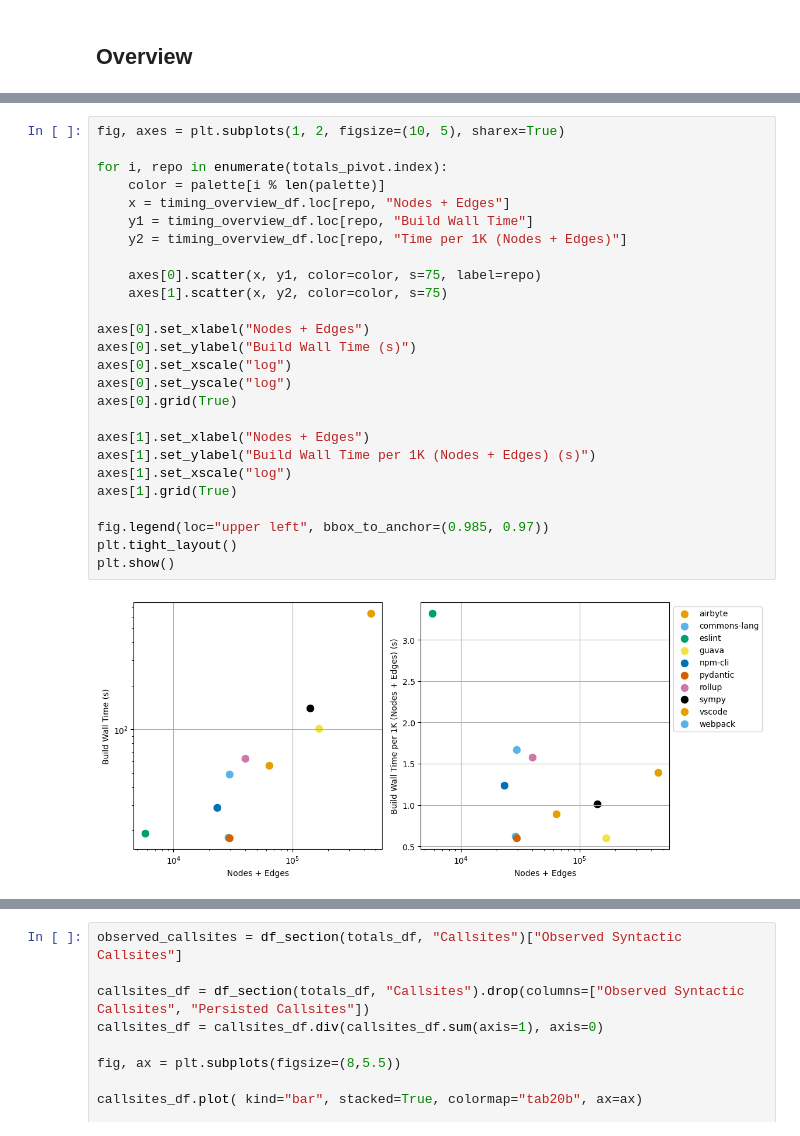
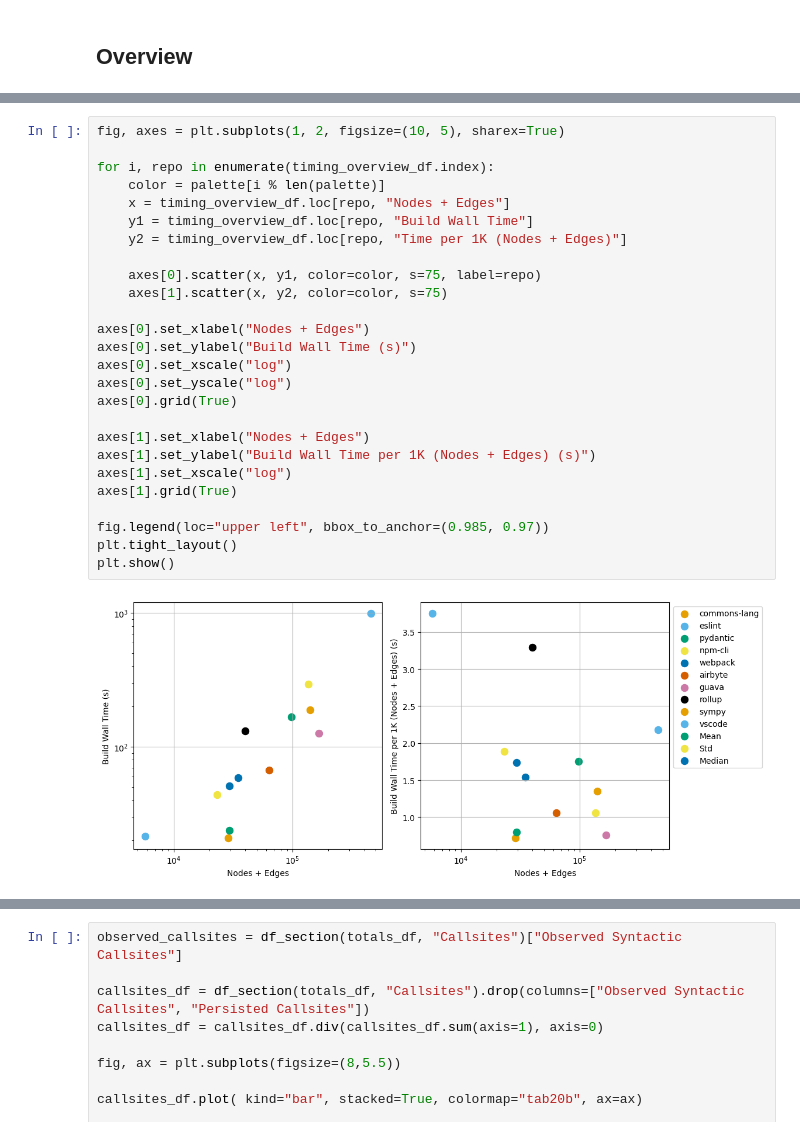
Before and after one commit to megascienta/sciona, a Jupyter notebook: validations/build_status_reports/evaluation.ipynb, the cells around one changed output, grey strips where cells are left out. Drawn from its saved outputs; the diff is of its cells as text.

```diff
--- a/validations/build_status_reports/evaluation.ipynb
+++ b/validations/build_status_reports/evaluation.ipynb
@@ -195,29 +195,29 @@ timing_overview_df
 # %%
 fig, axes = plt.subplots(1, 2, figsize=(10, 5), sharex=True)
 
-for i, repo in enumerate(totals_pivot.index):
+for i, repo in enumerate(timing_overview_df.index):
     color = palette[i % len(palette)]
     x = timing_overview_df.loc[repo, "Nodes + Edges"]
     y1 = timing_overview_df.loc[repo, "Build Wall Time"]
     y2 = timing_overview_df.loc[repo, "Time per 1K (Nodes + Edges)"]
 
     axes[0].scatter(x, y1, color=color, s=75, label=repo)
     axes[1].scatter(x, y2, color=color, s=75)
 
 axes[0].set_xlabel("Nodes + Edges")
 axes[0].set_ylabel("Build Wall Time (s)")
 axes[0].set_xscale("log")
 axes[0].set_yscale("log")
 axes[0].grid(True)
 
 axes[1].set_xlabel("Nodes + Edges")
 axes[1].set_ylabel("Build Wall Time per 1K (Nodes + Edges) (s)")
 axes[1].set_xscale("log")
 axes[1].grid(True)
 
 fig.legend(loc="upper left", bbox_to_anchor=(0.985, 0.97))
 plt.tight_layout()
 plt.show()
 # %% [output]
-[figure, old version]
+[figure, new version]
 # %%
```
Also changed, not shown: parts of 10 cells of this notebook.
